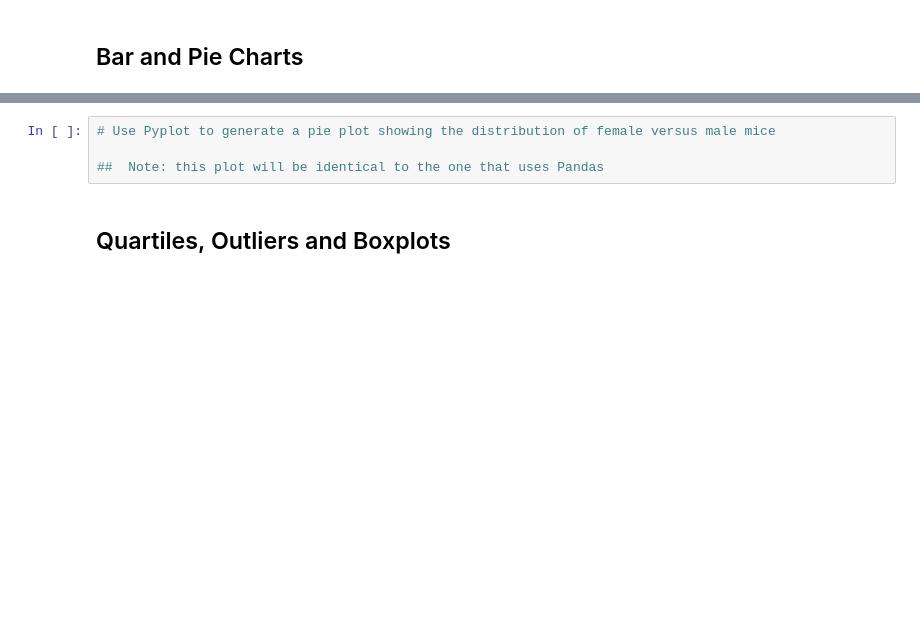
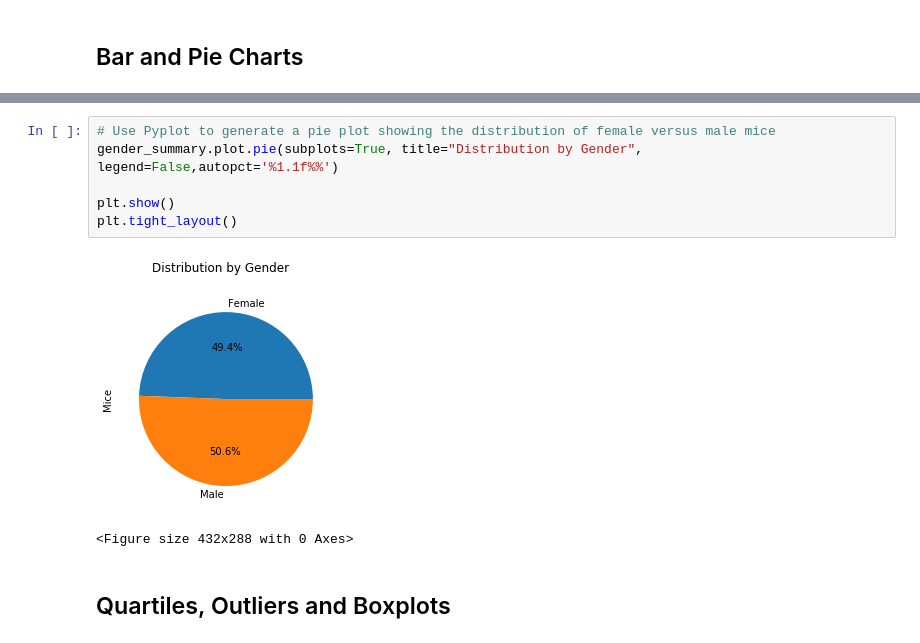
Before and after one commit to GGVittoria/Matplotlib-Homework, a Jupyter notebook: Pymaceuticals/pymaceuticals_JV.ipynb, the cells around one changed output, grey strips where cells are left out. Saved outputs shown, nothing was run; the diff lists cells and outputs as text; blank space fills up the shorter version.

```diff
--- a/Pymaceuticals/pymaceuticals_JV.ipynb
+++ b/Pymaceuticals/pymaceuticals_JV.ipynb
@@ -204,7 +257,12 @@ summary_statistics
 # %%
 # Use Pyplot to generate a pie plot showing the distribution of female versus male mice
+gender_summary.plot.pie(subplots=True, title="Distribution by Gender", legend=False,autopct='%1.1f%%')
 
-##  Note: this plot will be identical to the one that uses Pandas
+plt.show()
+plt.tight_layout()
+# %% [output]
+[figure, added]
+<Figure size 432x288 with 0 Axes>
 # %% [markdown]
 ## Quartiles, Outliers and Boxplots
 # %%
```
Also changed, not shown: parts of 11 cells of this notebook.
